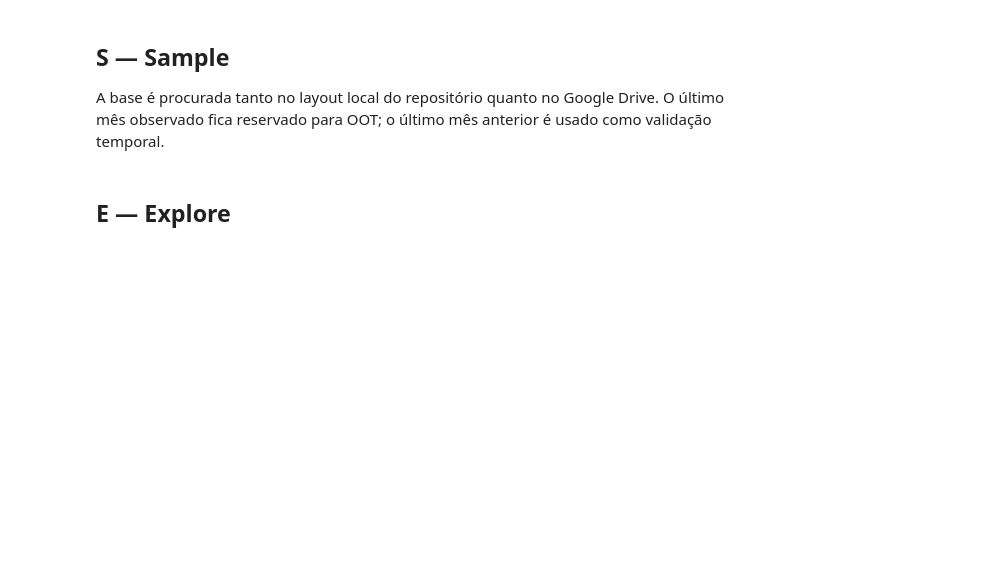
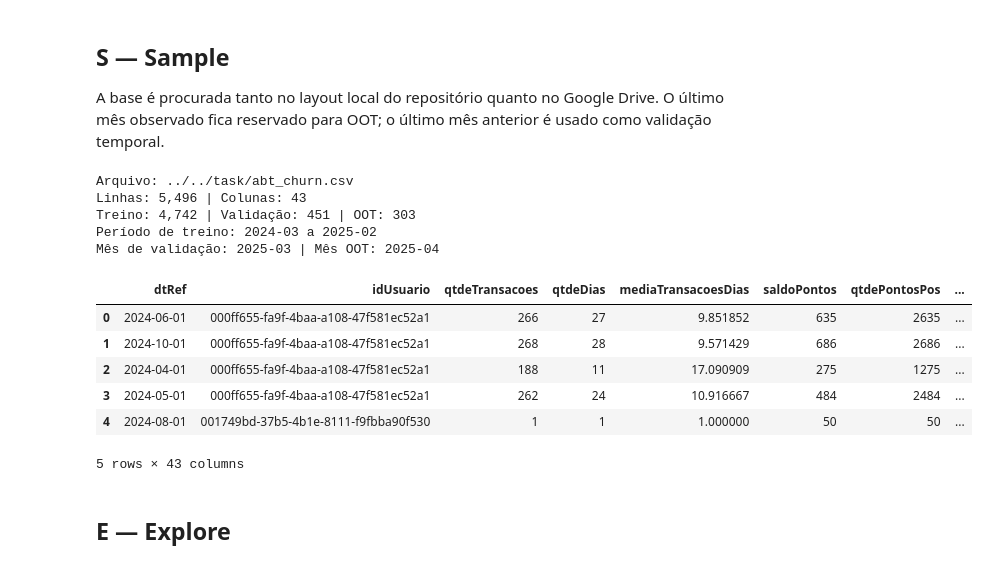
Before and after one commit to tarsislimadev/fatec-ml-semma, a Jupyter notebook: results/20261119/semma_aluno.ipynb, the cells around one changed output. Saved outputs shown, nothing was run; the diff lists cells and outputs as text; code cells hidden in the pictures; blank space fills up the shorter version.

```diff
--- a/results/20261119/semma_aluno.ipynb
+++ b/results/20261119/semma_aluno.ipynb
@@ -35,8 +35,6 @@ data_candidates = [
     Path('task/abt_churn.csv'),
     Path('../task/abt_churn.csv'),
     Path('../../task/abt_churn.csv'),
-    Path('/content/drive/MyDrive/fatec-ml-semma/task/abt_churn.csv'),
-    Path('/content/drive/MyDrive/data/data/abt_churn.csv'),
 ]
 data_path = next((path for path in data_candidates if path.exists()), None)
 if data_path is None:
@@ -51,33 +49,46 @@ missing_columns = required_columns.difference(df.columns)
 if missing_columns:
     raise ValueError(f'Colunas obrigatórias ausentes: {sorted(missing_columns)}')
 
 months = sorted(df['dtRef'].dt.to_period('M').unique())
 oot_month = months[-1]
 validation_month = months[-2]
 oot = df[df['dtRef'].dt.to_period('M') == oot_month].copy()
 development = df[df['dtRef'].dt.to_period('M') < oot_month].copy()
 validation = development[development['dtRef'].dt.to_period('M') == validation_month].copy()
 train = development[development['dtRef'].dt.to_period('M') < validation_month].copy()
 
 assert not train.empty and not validation.empty and not oot.empty
 assert train['dtRef'].max() < validation['dtRef'].min()
 assert validation['dtRef'].max() < oot['dtRef'].min()
 
 print(f'Arquivo: {data_path}')
 print(f'Linhas: {len(df):,} | Colunas: {df.shape[1]}')
 print(f'Treino: {len(train):,} | Validação: {len(validation):,} | OOT: {len(oot):,}')
 print(f'Período de treino: {train.dtRef.min():%Y-%m} a {train.dtRef.max():%Y-%m}')
 print(f'Mês de validação: {validation_month} | Mês OOT: {oot_month}')
 
 output_candidates = [
     Path('results/20261119'),
     Path('/content/drive/MyDrive/fatec-ml-semma/results/20261119'),
     Path.cwd(),
 ]
 output_dir = next((path for path in output_candidates if path.exists()), Path.cwd())
 train.to_csv(output_dir / 'churn_sample_train.csv', index=False)
 oot.to_csv(output_dir / 'churn_sample_oot.csv', index=False)
 display(df.head())
+# %% [output]
+Arquivo: ../../task/abt_churn.csv
+Linhas: 5,496 | Colunas: 43
+Treino: 4,742 | Validação: 451 | OOT: 303
+Período de treino: 2024-03 a 2025-02
+Mês de validação: 2025-03 | Mês OOT: 2025-04
+|  | dtRef | idUsuario | qtdeTransacoes | qtdeDias | mediaTransacoesDias | saldoPontos | qtdePontosPos | ... |
+| 0 | 2024-06-01 | 000ff655-fa9f-4baa-a108-47f581ec52a1 | 266 | 27 | 9.851852 | 635 | 2635 | ... |
+| 1 | 2024-10-01 | 000ff655-fa9f-4baa-a108-47f581ec52a1 | 268 | 28 | 9.571429 | 686 | 2686 | ... |
+| 2 | 2024-04-01 | 000ff655-fa9f-4baa-a108-47f581ec52a1 | 188 | 11 | 17.090909 | 275 | 1275 | ... |
+| 3 | 2024-05-01 | 000ff655-fa9f-4baa-a108-47f581ec52a1 | 262 | 24 | 10.916667 | 484 | 2484 | ... |
+| 4 | 2024-08-01 | 001749bd-37b5-4b1e-8111-f9fbba90f530 | 1 | 1 | 1.000000 | 50 | 50 | ... |
+5 rows × 43 columns
 # %% [markdown]
 ## E — Explore
 # %%
```
Also changed, not shown: parts of 4 cells of this notebook.
